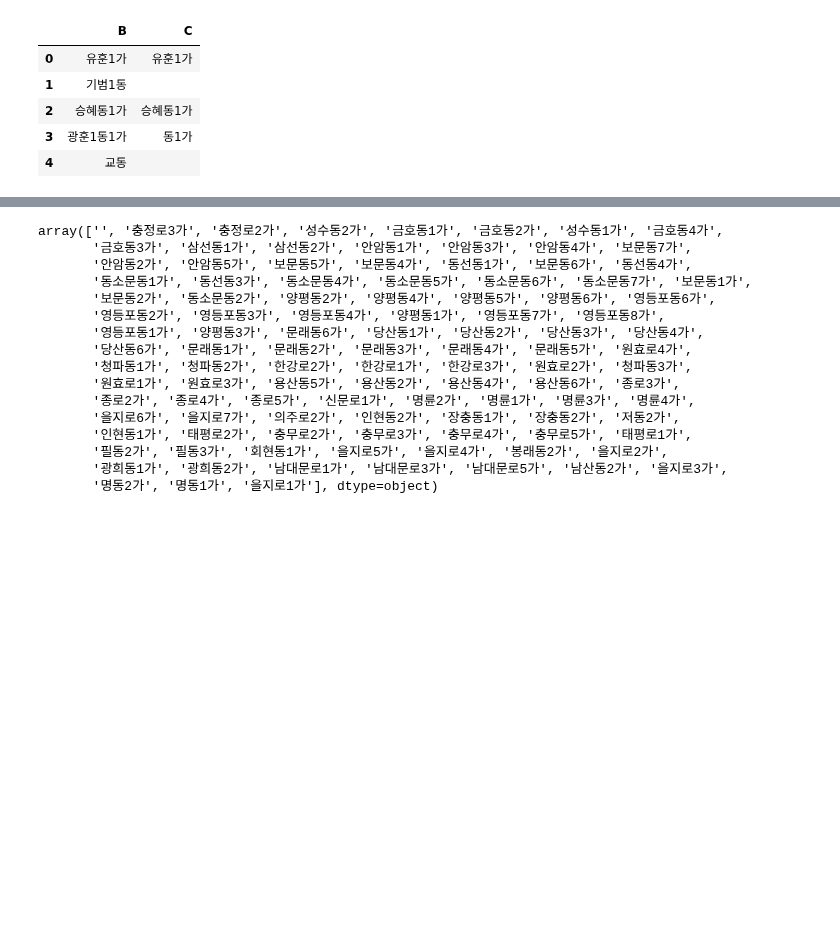
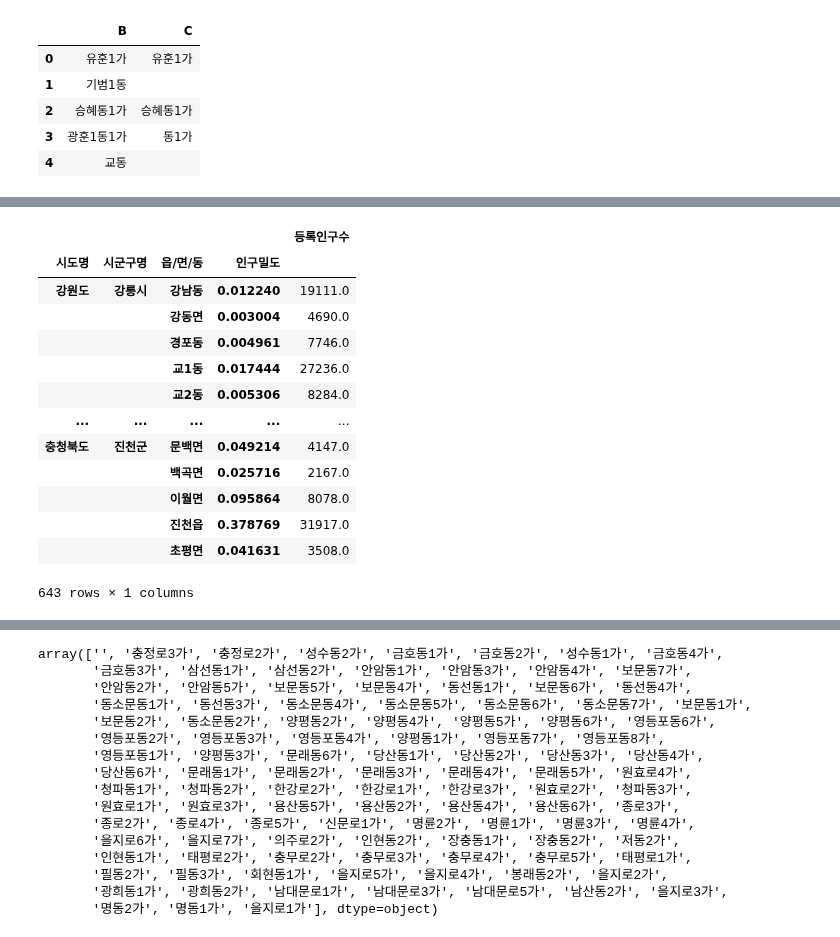
Before and after one commit to kikiru328/CAKD3-Github, a Jupyter notebook: Projects/Team Project/연습장.ipynb, the cells around one changed output, grey strips where cells are left out. Saved outputs shown, nothing was run; the diff lists cells and outputs as text; code cells hidden in the pictures; blank space fills up the shorter version.

```diff
--- a/Projects/Team Project/연습장.ipynb
+++ b/Projects/Team Project/연습장.ipynb
@@ -124,0 +195,21 @@ a
+# %%
+ppt = pd.pivot_table(data=PP, columns = ['시도명','시군구명','읍/면/동','인구밀도'])
+# %%
+ppt = ppt.transpose()
+# %%
+ppt
+# %% [output]
+|  |  |  |  | 등록인구수 |
+| 시도명 | 시군구명 | 읍/면/동 | 인구밀도 |  |
+| 강원도 | 강릉시 | 강남동 | 0.012240 | 19111.0 |
+|  |  | 강동면 | 0.003004 | 4690.0 |
+|  |  | 경포동 | 0.004961 | 7746.0 |
+|  |  | 교1동 | 0.017444 | 27236.0 |
+|  |  | 교2동 | 0.005306 | 8284.0 |
+| ... | ... | ... | ... | ... |
+| 충청북도 | 진천군 | 문백면 | 0.049214 | 4147.0 |
+|  |  | 백곡면 | 0.025716 | 2167.0 |
+|  |  | 이월면 | 0.095864 | 8078.0 |
+|  |  | 진천읍 | 0.378769 | 31917.0 |
+|  |  | 초평면 | 0.041631 | 3508.0 |
+643 rows × 1 columns
```
Also changed, not shown: parts of 10 cells of this notebook, 14 other files.
